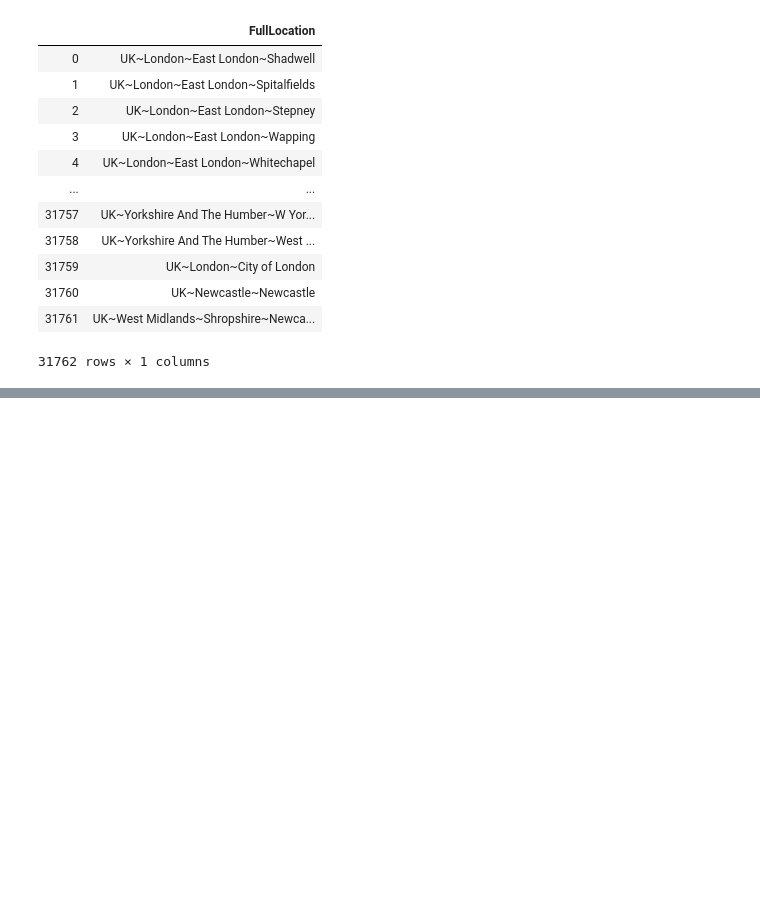
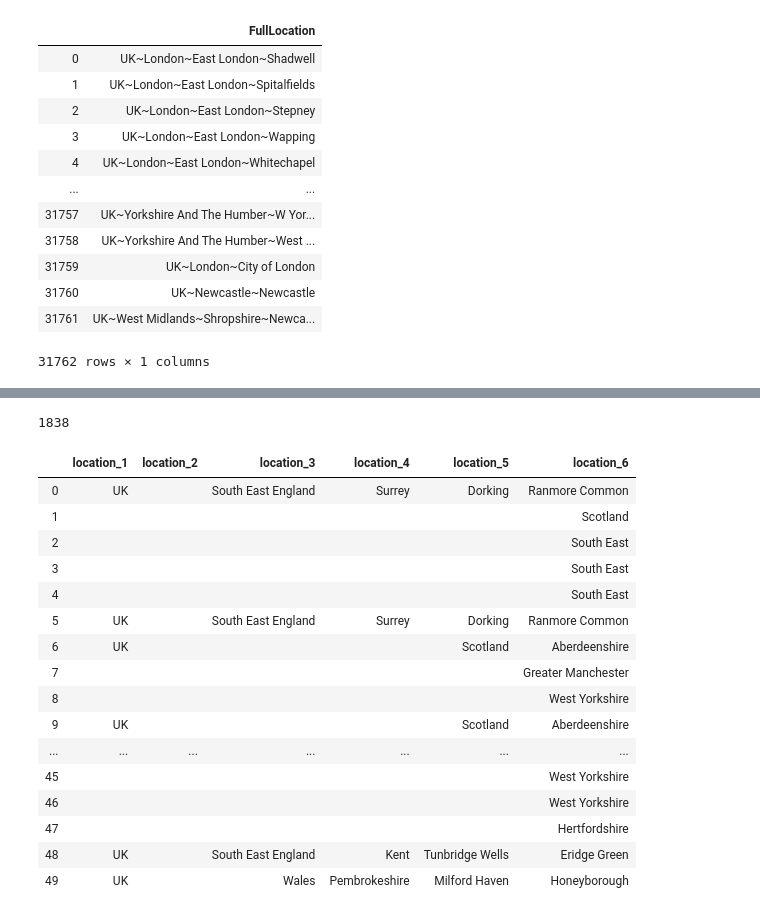
Before and after one commit to inzamamulDU/lozpdata_Top7, a Jupyter notebook: salary_predictions/Untitled.ipynb, the cells around one changed output, grey strips where cells are left out. Saved outputs shown, nothing was run; the diff lists cells and outputs as text; code cells hidden in the pictures; blank space fills up the shorter version.

```diff
--- a/salary_predictions/Untitled.ipynb
+++ b/salary_predictions/Untitled.ipynb
@@ -247,0 +284,2 @@ for location_each in tqdm(location_all):
+# %%
+location_3 = pd.read_csv('loc3.csv')['location']
@@ -247,0 +407,9 @@ for location_each in tqdm(location_all):
+# %%
+location_name = []
+for n in range(0,len(location_6_fixed_counts)):
+    if location_6_fixed_counts[n] > 9:
+        location_name.append(location_6_fixed_counts.index[n])
+
+print(len(location_name))
+# %% [output]
+1838
@@ -247,0 +435,26 @@ for location_each in tqdm(location_all):
+# %%
+check2 = pd.DataFrame({'location_1': location_10,
+                      'location_2': location_11,
+                      'location_3': location_12,
+                      'location_4': location_13,
+                      'location_5': location_14,
+                      'location_6': location_15})
+check2.head(50)
+# %% [output]
+|  | location_1 | location_2 | location_3 | location_4 | location_5 | location_6 |
+| 0 | UK |  | South East England | Surrey | Dorking | Ranmore Common |
+| 1 |  |  |  |  |  | Scotland |
+| 2 |  |  |  |  |  | South East |
+| 3 |  |  |  |  |  | South East |
+| 4 |  |  |  |  |  | South East |
+| 5 | UK |  | South East England | Surrey | Dorking | Ranmore Common |
+| 6 | UK |  |  |  | Scotland | Aberdeenshire |
+| 7 |  |  |  |  |  | Greater Manchester |
+| 8 |  |  |  |  |  | West Yorkshire |
+| 9 | UK |  |  |  | Scotland | Aberdeenshire |
+| ... | ... | ... | ... | ... | ... | ... |
+| 45 |  |  |  |  |  | West Yorkshire |
+| 46 |  |  |  |  |  | West Yorkshire |
+| 47 |  |  |  |  |  | Hertfordshire |
+| 48 | UK |  | South East England | Kent | Tunbridge Wells | Eridge Green |
+| 49 | UK |  | Wales | Pembrokeshire | Milford Haven | Honeyborough |
```
Also changed, not shown: parts of 59 cells of this notebook, 9 other files.
